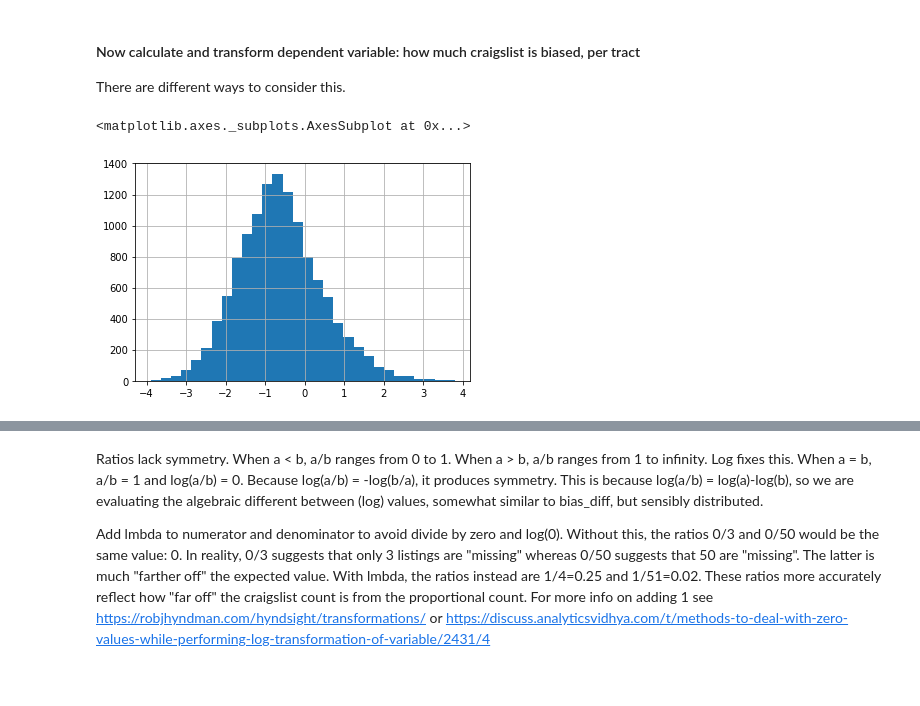
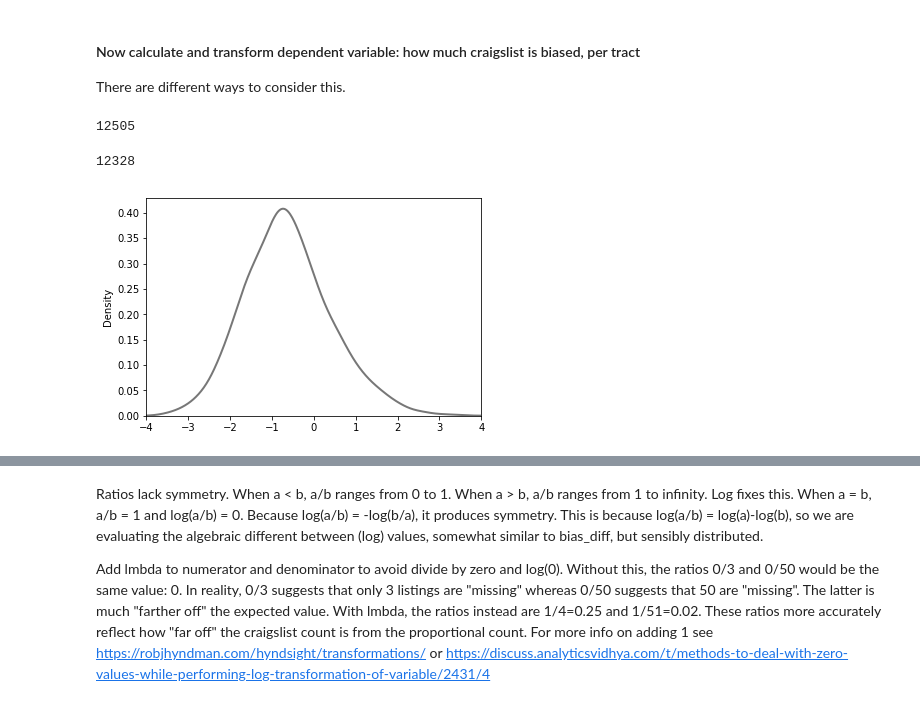
Before and after one commit to gboeing/representation-listings, a Jupyter notebook: 06-feature-engineering.ipynb, the cells around one changed output, grey strips where cells are left out. Drawn from its saved outputs; the diff is of its cells as text; code cells hidden in the pictures.

```diff
--- a/06-feature-engineering.ipynb
+++ b/06-feature-engineering.ipynb
@@ -298,0 +309,32 @@ assert len(listings_in_tracts) == clist_allocation.sum() == int(round(proportion
+# %%
+proportionate_allocation_vacant = pd.Series()
+clist_allocation_vacant = pd.Series()
+
+# for each city's group of tracts
+for city_geoid, group_tracts in cities_to_tracts:
+
+    # what share of the city's renter-occupied housing units does each tract have in reality?
+    group_tracts = group_tracts.set_index('GEOID')
+    tracts_shares = group_tracts['vacant_rental_units'] / group_tracts['vacant_rental_units'].sum()
+    city_listings = listings_in_tracts[listings_in_tracts['place_geoid']==city_geoid]
+
+    # allocate rental listings to tracts according to their share of city's renter-occupied units
+    prop_allocation_city = tracts_shares * len(city_listings)
+    proportionate_allocation_vacant = proportionate_allocation_vacant.append(prop_allocation_city)
+
+    # count how many craigslist listings appear in each tract in this city
+    clist_allocation_city_vacant = city_listings.groupby('tract_geoid')['place_geoid'].count()
+    clist_allocation_vacant = clist_allocation_vacant.append(clist_allocation_city_vacant)
+
+# make sure to include any tracts that lack craigslist listings, and give them a zero count
+clist_allocation_vacant = clist_allocation_vacant.reindex(tracts.index, fill_value=0)
+
+# make sure all our counts match up
+print(len(tracts))
+print(len(clist_allocation_vacant))
+print(len(proportionate_allocation_vacant))
+print(len(listings_in_tracts))
+print(clist_allocation_vacant.sum())
+print(int(round(proportionate_allocation_vacant.sum())))
+assert len(tracts) == len(clist_allocation_vacant) == len(proportionate_allocation_vacant)
+assert len(listings_in_tracts) == clist_allocation_vacant.sum() == int(round(proportionate_allocation_vacant.sum()))
@@ -299,12 +348,18 @@ assert len(listings_in_tracts) == clist_allocation.sum() == int(round(proportion
 # %% [markdown]
 #### Assemble our dataframe for statistical analysis: first, independent variables from census data
-# %%
-tracts['clist_count'] = clist_allocation
-tracts['proportionate_count'] = proportionate_allocation
+# %%
+tracts['clist_count'] = clist_allocation_total
+tracts['proportionate_count'] = proportionate_allocation_total
+tracts['clist_count_vacant'] = clist_allocation_vacant
+tracts['proportionate_count_vacant'] = proportionate_allocation_vacant
 # %% [markdown]
 #### Now calculate and transform dependent variable: how much craigslist is biased, per tract
 
 There are different ways to consider this.
+# %%
+len(tracts)
+# %% [output]
+12505
 # %%
 # clean up the dataframe -- remove inf values
 to_replace = [np.inf, -np.inf]
@@ -312,18 +367,23 @@ tracts = tracts.replace(to_replace, value=np.nan)
 
 # discard any tracts with zero rental units in them
 tracts = tracts[tracts['count_rental_units'] > 0]
+len(tracts)
+# %% [output]
+12328
 # %%
 # bias_diff shows how many more listings we have than we would proportionally
 tracts['bias_diff'] = tracts['clist_count'] - tracts['proportionate_count']
 # %%
 # bias_ratio shows how overrepresented this tract is on craigslist
 lmbda = 1
 tracts['bias_ratio'] = (tracts['clist_count'] + lmbda) / (tracts['proportionate_count'] + lmbda)
 tracts['bias_ratio'] = (tracts['clist_count'] + lmbda) / (tracts['proportionate_count'] + lmbda)
 
 # take log(bias_ratio)
 tracts['bias_log'] = np.log(tracts['bias_ratio'])
-tracts['bias_log'].hist(bins=30)
+ax = tracts['bias_log'].plot.kde(c='#777777', lw=2, bw_method=0.2)
+ax.set_ylim(bottom=0)
+ax.set_xlim((-4, 4))
+plt.show()
 # %% [output]
-<matplotlib.axes._subplots.AxesSubplot at 0x...>
-[figure, old version]
+[figure, new version]
```
Also changed, not shown: parts of 33 cells of this notebook, 2 other files.
